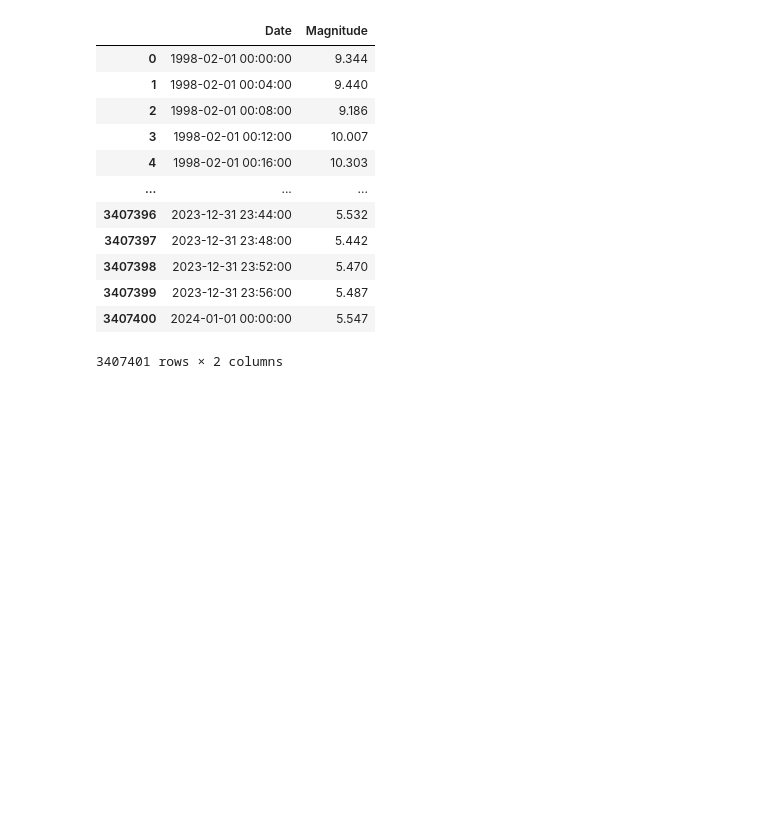
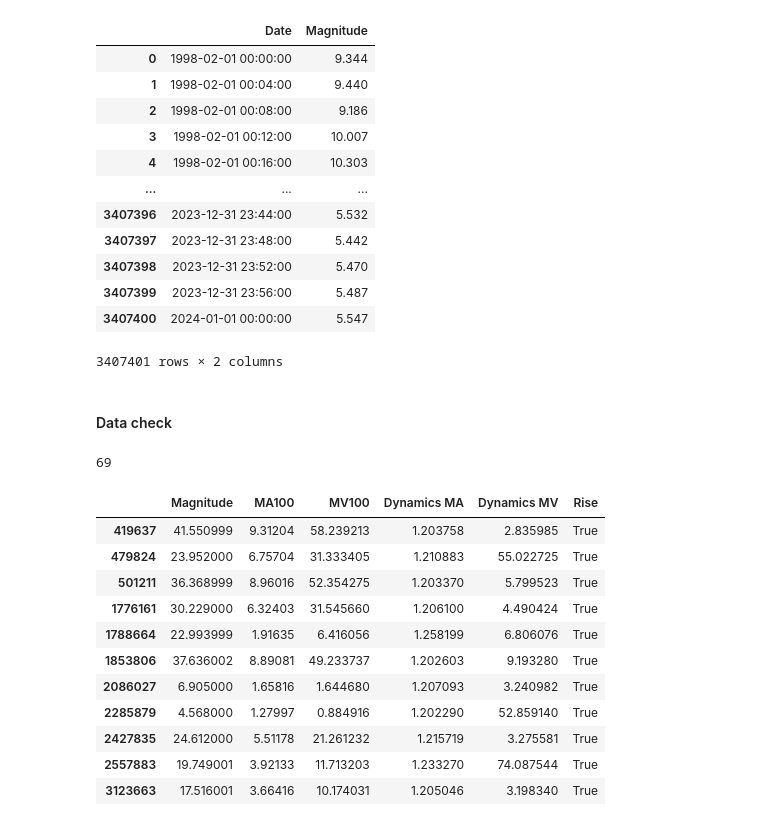
Before and after one commit to lebedevaale/early_warning_model, a Jupyter notebook: import_and_preparation.ipynb, the cells around one changed output. Drawn from its saved outputs; the diff is of its cells as text; code cells hidden in the pictures; blank space fills up the shorter version.

Commit message:
Added transition calculation for solar activity data

```diff
--- a/import_and_preparation.ipynb
+++ b/import_and_preparation.ipynb
@@ -450,3 +459,11 @@ solar
 | 3407399 | 2023-12-31 23:56:00 | 5.487 |
 | 3407400 | 2024-01-01 00:00:00 | 5.547 |
 3407401 rows × 2 columns
+# %% [markdown]
+#### Data check
+# %%
+# Orignal data
+data = pd.read_parquet('Data/solar.parquet')
+
+# Savitzky-Golay smoothing with 1 hour window and 3rd degree polynomial
+deterministic_component = sp.signal.savgol_filter(data['Magnitude'], 15, 2)
@@ -452,0 +489,44 @@ solar
+# %%
+# Check number of transitions for original and smoothed data
+# Params for calculating critical transitions
+ma = 1.2
+mv = 1.05
+
+# Calculating critical transitions in the time series
+def find_rise(data, column, ma, mv, window):
+    data_final = pd.DataFrame(data.index).set_index(0)
+    data_final = data[column].to_frame().dropna()
+    data_final[f'MA{window}'] = data_final[column].rolling(int(window)).mean()
+    data_final[f'MV{window}'] = data_final[column].rolling(int(window)).var()
+    data_final['Dynamics MA'] = data_final[f'MA{window}'] / data_final[f'MA{window}'].shift(5)
+    data_final['Dynamics MV'] = data_final[f'MV{window}'] / data_final[f'MV{window}'].shift(5)
+    data_final['Rise'] = (data_final['Dynamics MA'] >= ma) & (data_final['Dynamics MV'] >= mv)
+    return data_final
+
+def find_transitions(data_final, distance, tail):
+    data_transitions = data_final[data_final['Rise'] == True]
+    transitions = data_transitions.index
+    final_transitions = []
+    for i, index in enumerate(transitions):
+        if i < len(transitions) - 1:
+            if index - transitions[i - 1] > distance + tail:
+                final_transitions.append(index)
+    return data_transitions[data_transitions.index.isin(final_transitions)]
+
+data_final = find_rise(data, 'Magnitude', ma, mv, 100)
+print(len(data_final[data_final['Rise'] == True]))
+find_transitions(data_final, distance, tail)
+# %% [output]
+69
+|  | Magnitude | MA100 | MV100 | Dynamics MA | Dynamics MV | Rise |
+| 419637 | 41.550999 | 9.31204 | 58.239213 | 1.203758 | 2.835985 | True |
+| 479824 | 23.952000 | 6.75704 | 31.333405 | 1.210883 | 55.022725 | True |
+| 501211 | 36.368999 | 8.96016 | 52.354275 | 1.203370 | 5.799523 | True |
+| 1776161 | 30.229000 | 6.32403 | 31.545660 | 1.206100 | 4.490424 | True |
+| 1788664 | 22.993999 | 1.91635 | 6.416056 | 1.258199 | 6.806076 | True |
+| 1853806 | 37.636002 | 8.89081 | 49.233737 | 1.202603 | 9.193280 | True |
+| 2086027 | 6.905000 | 1.65816 | 1.644680 | 1.207093 | 3.240982 | True |
+| 2285879 | 4.568000 | 1.27997 | 0.884916 | 1.202290 | 52.859140 | True |
+| 2427835 | 24.612000 | 5.51178 | 21.261232 | 1.215719 | 3.275581 | True |
+| 2557883 | 19.749001 | 3.92133 | 11.713203 | 1.233270 | 74.087544 | True |
+| 3123663 | 17.516001 | 3.66416 | 10.174031 | 1.205046 | 3.198340 | True |
```
Also changed, not shown: parts of 10 cells of this notebook.
